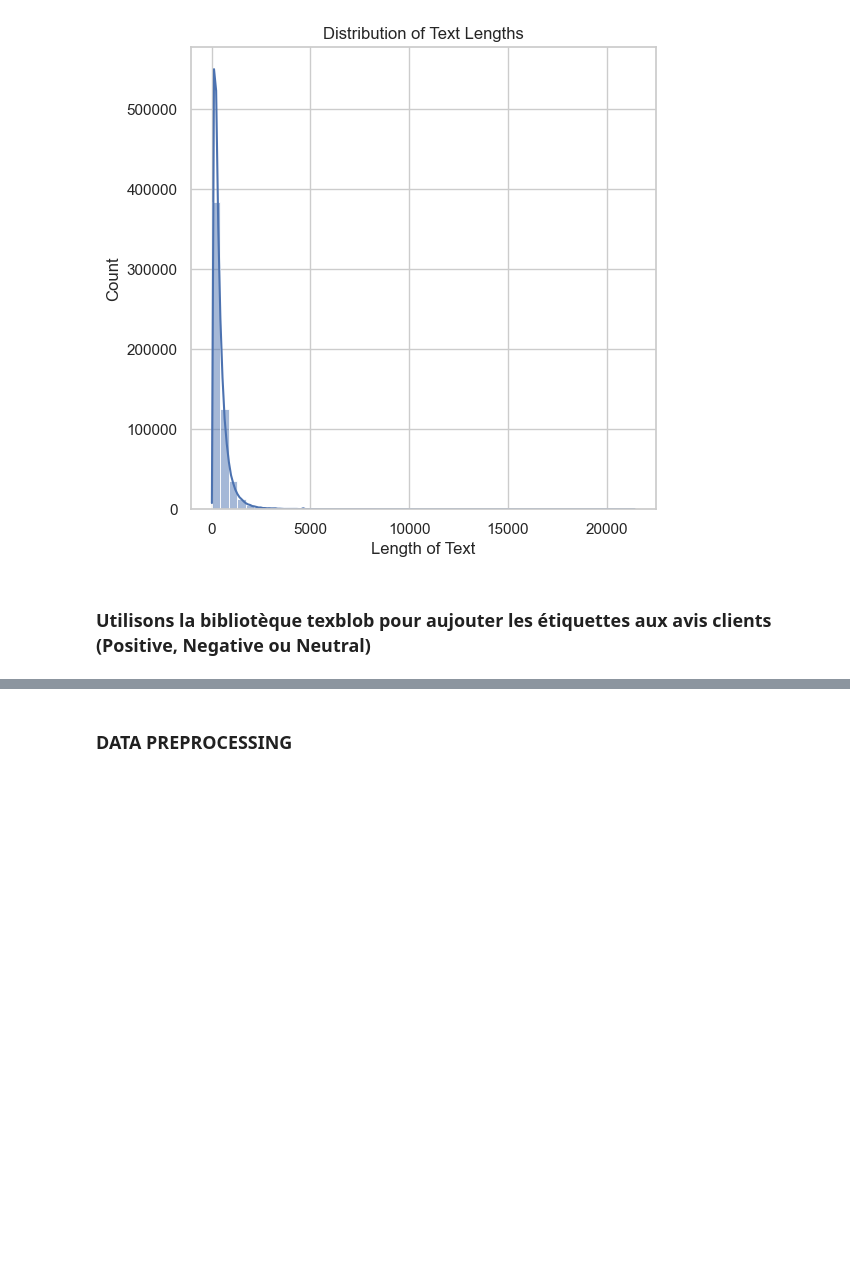
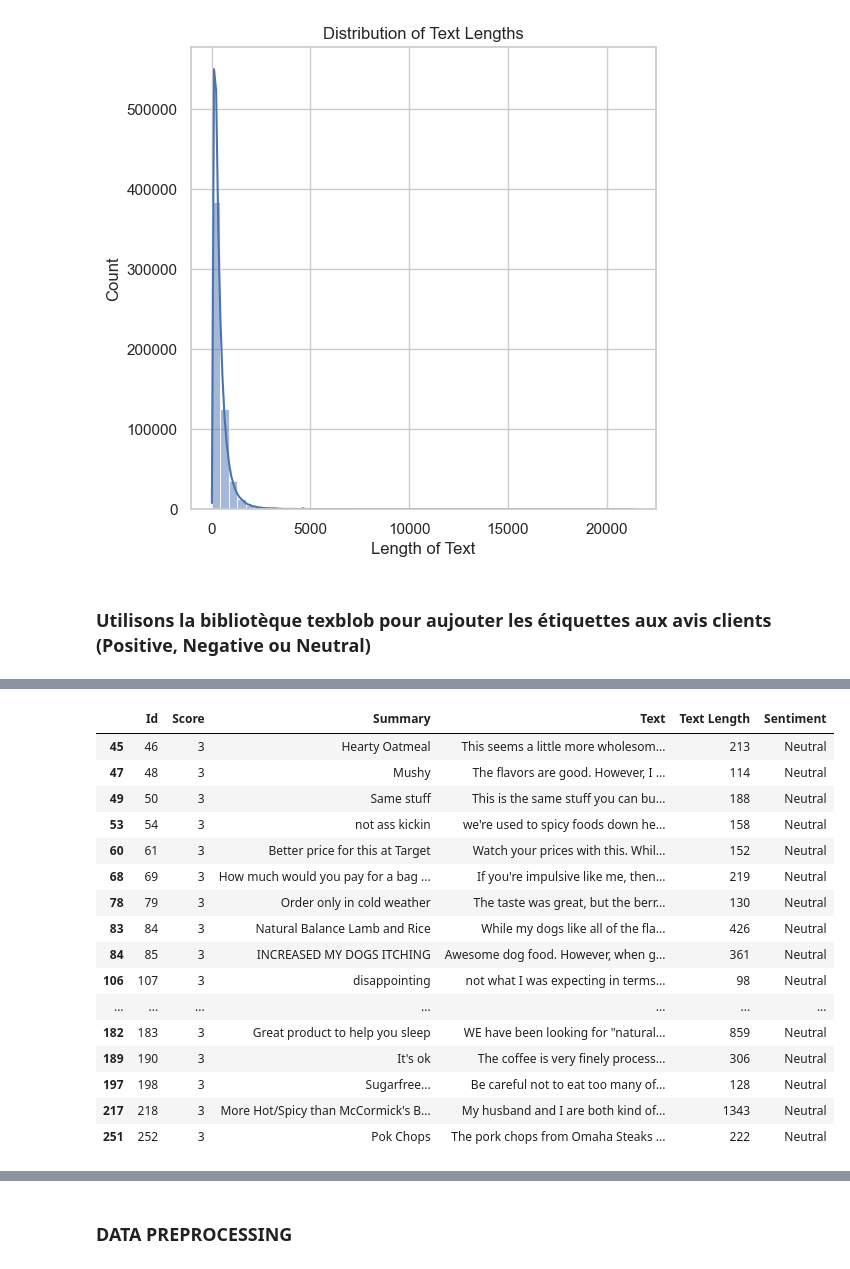
Before and after one commit to lenasarien/PFE-M2-DA, a Jupyter notebook: notebooks/Analyse_sentiments.ipynb, the cells around one changed output, grey strips where cells are left out. Cells and saved outputs as stored; diff of their text form; code cells hidden in the pictures; blank space fills up the shorter version.

```diff
--- a/notebooks/Analyse_sentiments.ipynb
+++ b/notebooks/Analyse_sentiments.ipynb
@@ -151,6 +150,26 @@ reviews.head(20)
 | 17 | 18 | 5 | Love it! | I am very satisfied with my Twizz... | 141 | Positive |
 | 18 | 19 | 5 | GREAT SWEET CANDY! | Twizzlers, Strawberry my childhoo... | 746 | Positive |
 | 19 | 20 | 5 | Home delivered twizlers | Candy was delivered very fast and... | 145 | Positive |
+# %%
+reviews[(reviews['Score'] == 3)].head(20)
+# %% [output]
+|  | Id | Score | Summary | Text | Text Length | Sentiment |
+| 45 | 46 | 3 | Hearty Oatmeal | This seems a little more wholesom... | 213 | Neutral |
+| 47 | 48 | 3 | Mushy | The flavors are good. However, I ... | 114 | Neutral |
+| 49 | 50 | 3 | Same stuff | This is the same stuff you can bu... | 188 | Neutral |
+| 53 | 54 | 3 | not ass kickin | we're used to spicy foods down he... | 158 | Neutral |
+| 60 | 61 | 3 | Better price for this at Target | Watch your prices with this. Whil... | 152 | Neutral |
+| 68 | 69 | 3 | How much would you pay for a bag ... | If you're impulsive like me, then... | 219 | Neutral |
+| 78 | 79 | 3 | Order only in cold weather | The taste was great, but the berr... | 130 | Neutral |
+| 83 | 84 | 3 | Natural Balance Lamb and Rice | While my dogs like all of the fla... | 426 | Neutral |
+| 84 | 85 | 3 | INCREASED MY DOGS ITCHING | Awesome dog food. However, when g... | 361 | Neutral |
+| 106 | 107 | 3 | disappointing | not what I was expecting in terms... | 98 | Neutral |
+| ... | ... | ... | ... | ... | ... | ... |
+| 182 | 183 | 3 | Great product to help you sleep | WE have been looking for "natural... | 859 | Neutral |
+| 189 | 190 | 3 | It's ok | The coffee is very finely process... | 306 | Neutral |
+| 197 | 198 | 3 | Sugarfree... | Be careful not to eat too many of... | 128 | Neutral |
+| 217 | 218 | 3 | More Hot/Spicy than McCormick's B... | My husband and I are both kind of... | 1343 | Neutral |
+| 251 | 252 | 3 | Pok Chops | The pork chops from Omaha Steaks ... | 222 | Neutral |
 # %%
 # Analyzing the distribution of sentiments
 sentiment_distribution = reviews['Sentiment'].value_counts()
```
Also changed, not shown: parts of 5 cells of this notebook.
